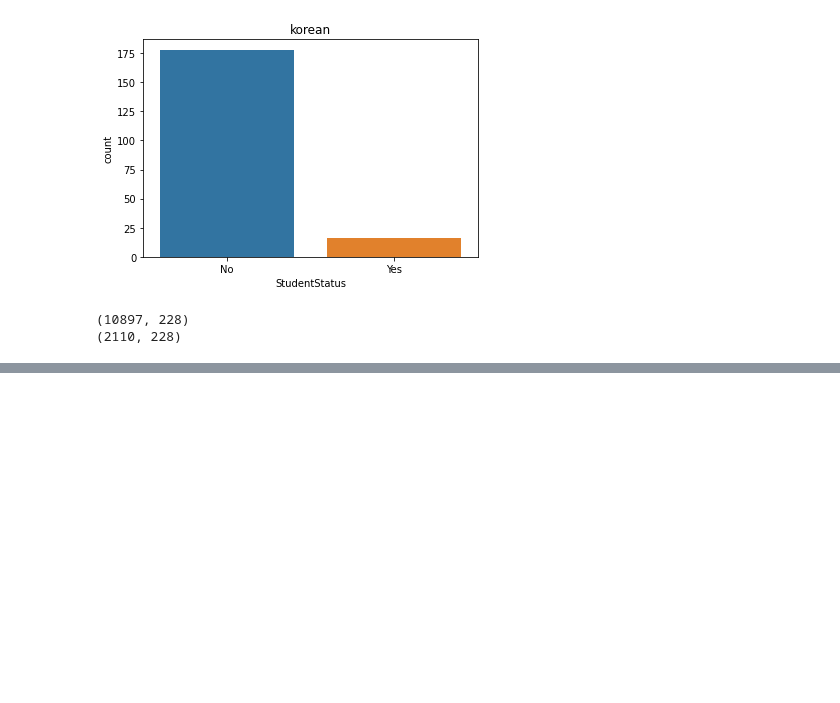
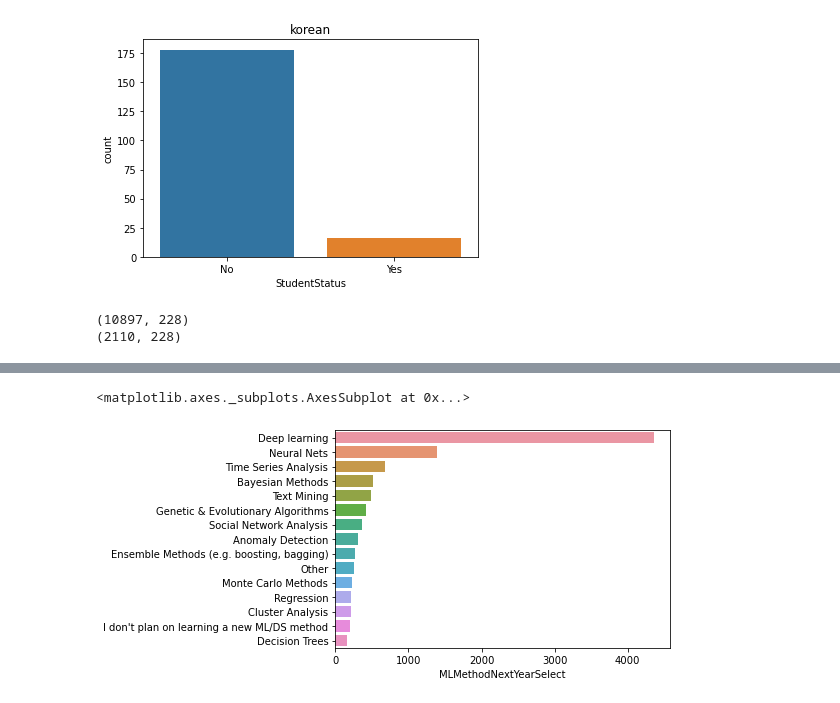
Before and after one commit to Azmo-Shin/Naver_boostcourse, a Jupyter notebook: 부스트코스_빅데이터_캐글설문조사.ipynb, the cells around one changed output, grey strips where cells are left out. Saved outputs shown, nothing was run; the diff lists cells and outputs as text; code cells hidden in the pictures; blank space fills up the shorter version.

```diff
--- a/부스트코스_빅데이터_캐글설문조사.ipynb
+++ b/부스트코스_빅데이터_캐글설문조사.ipynb
@@ -290,0 +347,8 @@ sns.countplot(y = )
+# %%
+# 데이터사이언스 메소드의 응답 > 어떠한 메소드를 선택해 사용할 것인가
+data = mcq['MLMethodNextYearSelect'].value_counts().head(15)
+sns.barplot(y = data.index, x = data)
+# 응답결과 딥러닝과 뉴럴넷이 인기 있을 것이고, 시계열과 베이지안, 텍스트 마인등의 내용이 있다. 베깅과 부스팅과 같은 앙상블 메소드도 있는 것을 알 수 있다.
+# %% [output]
+<matplotlib.axes._subplots.AxesSubplot at 0x...>
+[figure, added]
```
Also changed, not shown: parts of 11 cells of this notebook.
